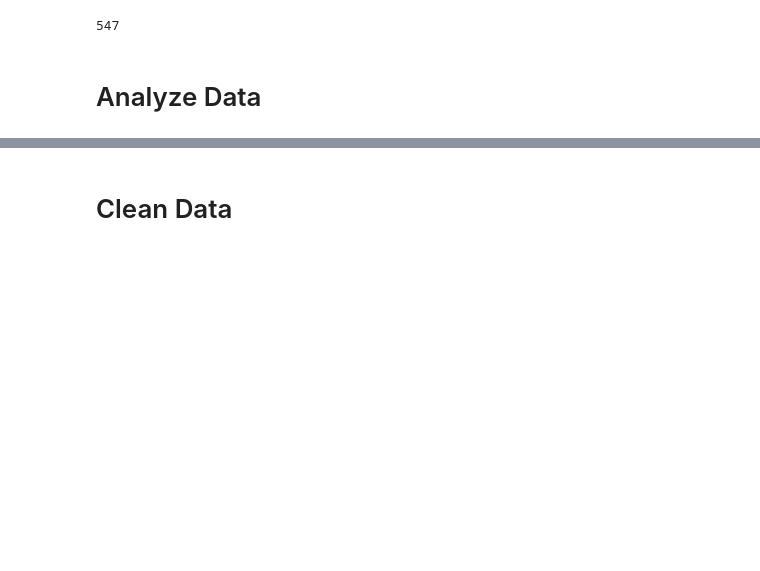
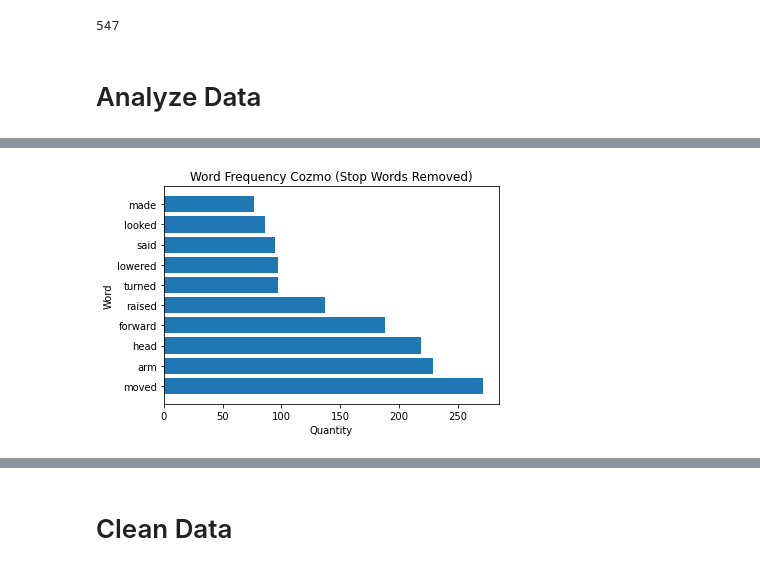
Before and after one commit to Diginyx/hadreb, a Jupyter notebook: analyses/RobotBehaivorDataAnalysis.ipynb, the cells around one changed output, grey strips where cells are left out. Cells and saved outputs as stored; diff of their text form; code cells hidden in the pictures; blank space fills up the shorter version.

```diff
--- a/analyses/RobotBehaivorDataAnalysis.ipynb
+++ b/analyses/RobotBehaivorDataAnalysis.ipynb
@@ -459 +709,5 @@ vocab_size(cozmo_data)
+# %%
+word_frequency(cozmo_data, 'Cozmo')
+# %% [output]
+[figure, added]
 # %%
```
Also changed, not shown: parts of 82 cells of this notebook, 25 other files.
